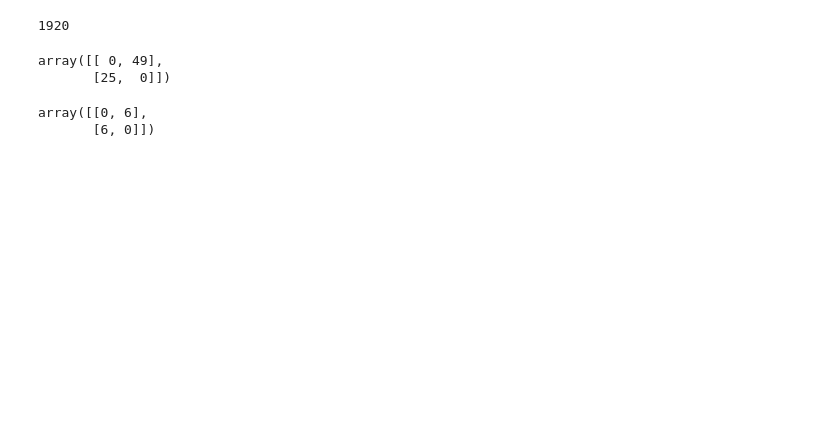
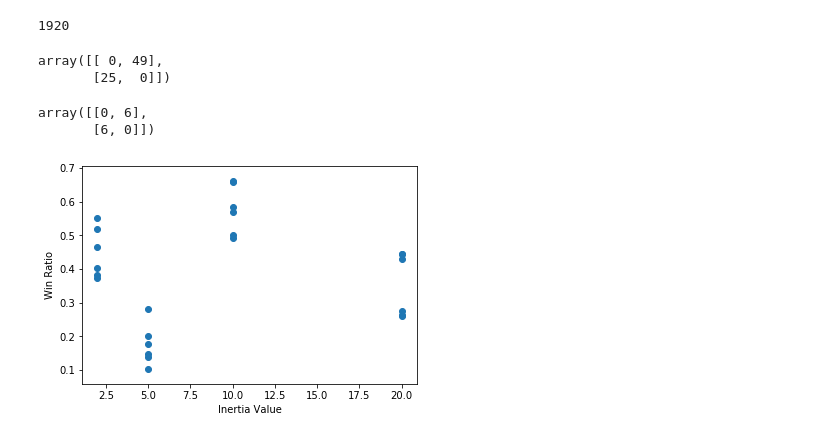
Before and after one commit to mattthelee/MicroRTS-agent, a Jupyter notebook: Code/Analyse Logs.ipynb, the cells around one changed output. Drawn from its saved outputs; the diff is of its cells as text; code cells hidden in the pictures; blank space fills up the shorter version.

```diff
--- a/Code/Analyse Logs.ipynb
+++ b/Code/Analyse Logs.ipynb
@@ -180,3 +177,12 @@ tieMatrices[bestBotIndex]
 # %% [output]
 array([[0, 6],
        [6, 0]])
+# %%
+# Graph for inertia Cycles
+xaxis = [[2,5,10,20][int(x)] for x in list(tournamentArray[:,0])]
+plt.scatter(xaxis,tournamentArray[:,-1])
+plt.ylabel('Win Ratio')
+plt.xlabel('Inertia Value')
+plt.savefig('WinRatioAgainstInertia.pdf')
+# %% [output]
+[figure, added]
```
Also changed, not shown: parts of 5 cells of this notebook, 12 other files.
